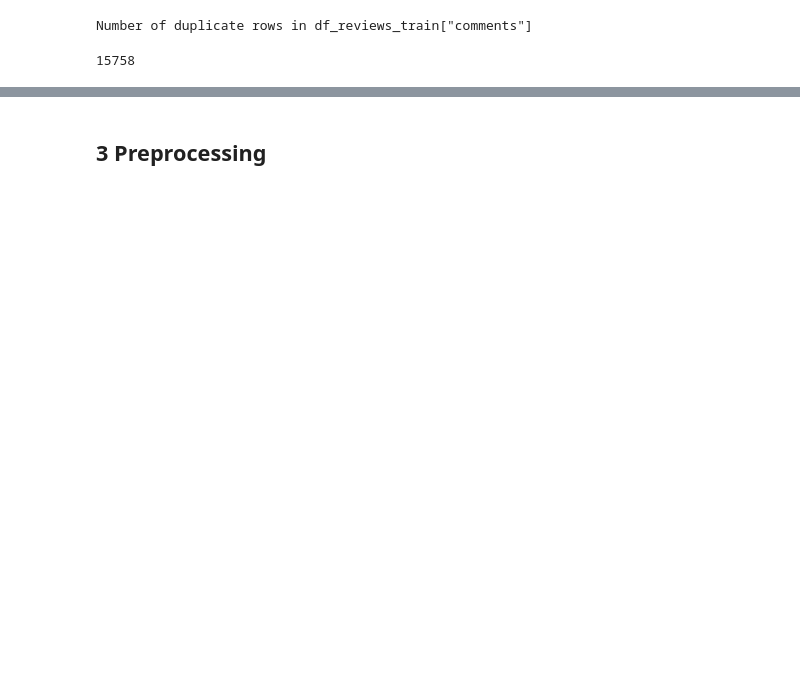
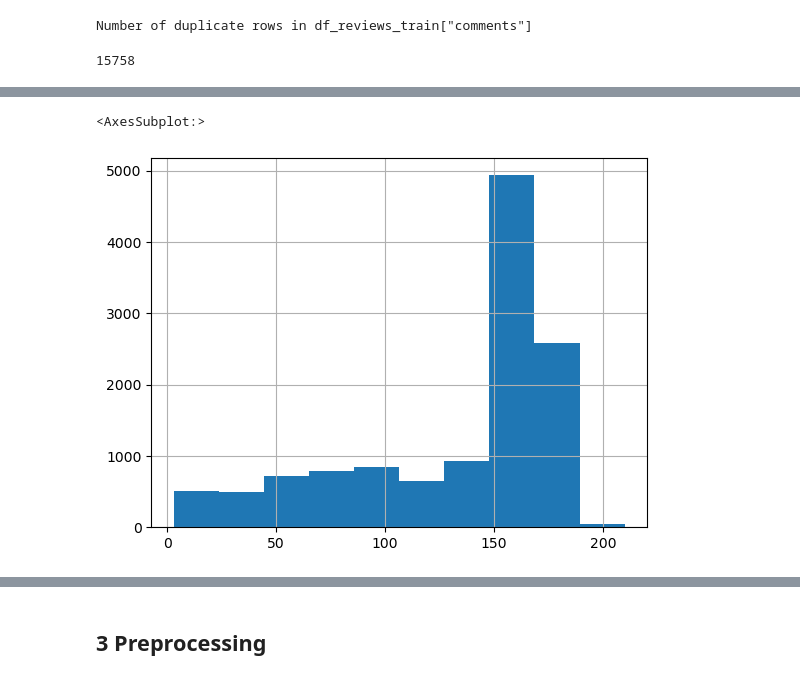
Before and after one commit to iryna-savchuk/TM_project, a Jupyter notebook: EDA.ipynb, the cells around one changed output, grey strips where cells are left out. Drawn from its saved outputs; the diff is of its cells as text; code cells hidden in the pictures; blank space fills up the shorter version.

```diff
--- a/EDA.ipynb
+++ b/EDA.ipynb
@@ -275,0 +266,5 @@ plt.show()
+# %%
+# Fetch wordcount for each abstract
+df_train["descriptionWcount"]  = df_train["description"].apply(lambda x: len(str(x).split(" ")))
+df_train["hostWcount"]  = df_train["host_about"].apply(lambda x: len(str(x).split(" ")))
+df_train.head()
@@ -275,0 +292,5 @@ plt.show()
+# %%
+df_train["descriptionWcount"].hist()
+# %% [output]
+<AxesSubplot:>
+[figure, added]
```
Also changed, not shown: parts of 37 cells of this notebook.
